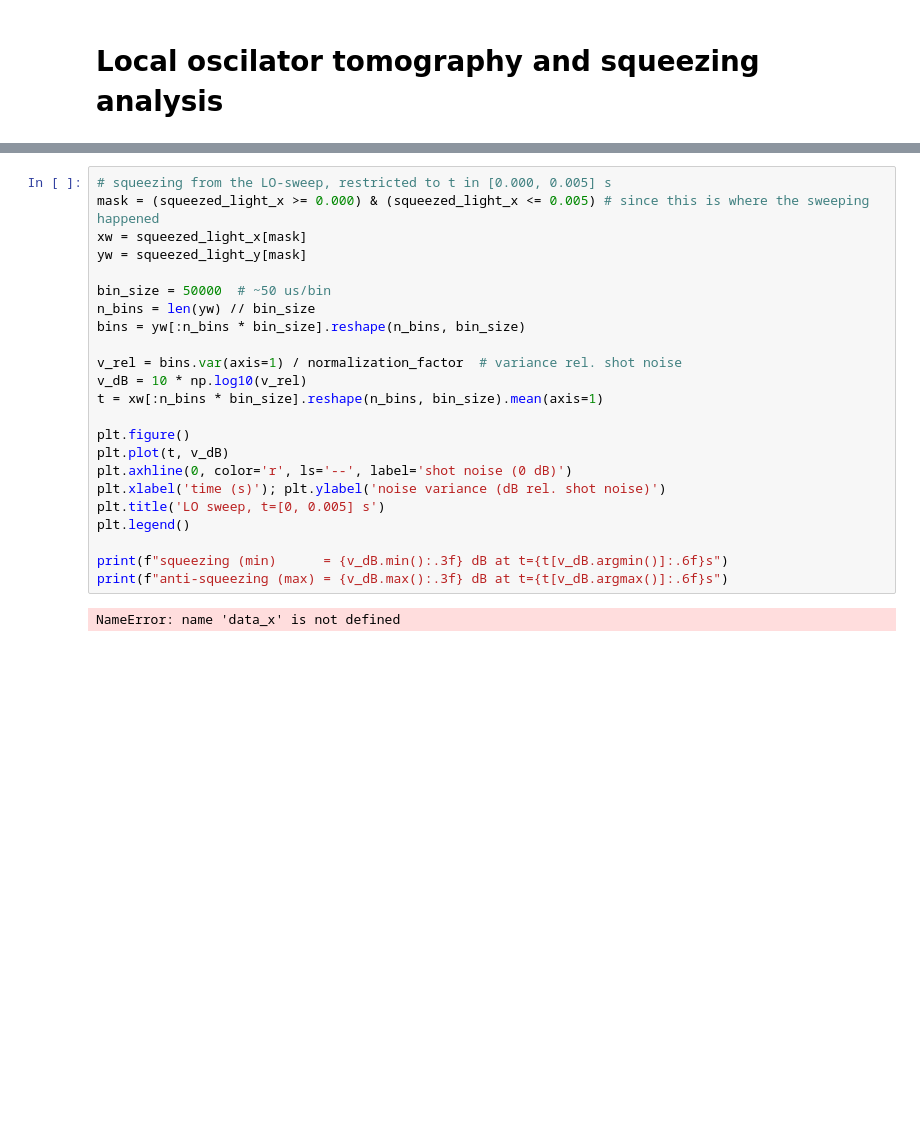
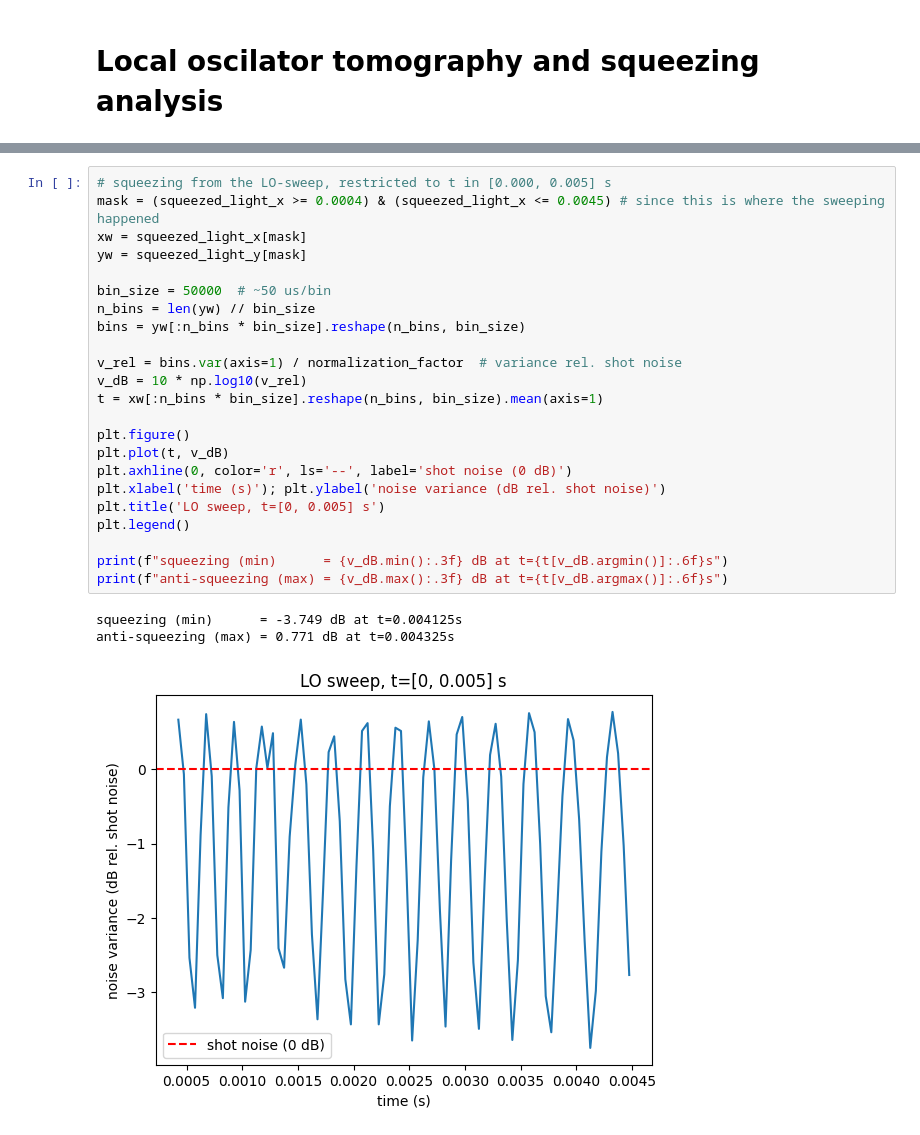
Before and after one commit to cezaris13/Experimental-Techniques-in-Quantum-Technology, a Jupyter notebook: data_analysis.ipynb, the cells around one changed output, grey strips where cells are left out. Saved outputs shown, nothing was run; the diff lists cells and outputs as text; blank space fills up the shorter version.

```diff
--- a/data_analysis.ipynb
+++ b/data_analysis.ipynb
@@ -85,25 +85,27 @@ plt.plot(squeezed_light_x, squeezed_light_y)
 # %%
 # squeezing from the LO-sweep, restricted to t in [0.000, 0.005] s
-mask = (squeezed_light_x >= 0.000) & (squeezed_light_x <= 0.005) # since this is where the sweeping happened
+mask = (squeezed_light_x >= 0.0004) & (squeezed_light_x <= 0.0045) # since this is where the sweeping happened
 xw = squeezed_light_x[mask]
 yw = squeezed_light_y[mask]
 
 bin_size = 50000  # ~50 us/bin
 n_bins = len(yw) // bin_size
 bins = yw[:n_bins * bin_size].reshape(n_bins, bin_size)
 
 v_rel = bins.var(axis=1) / normalization_factor  # variance rel. shot noise
 v_dB = 10 * np.log10(v_rel)
 t = xw[:n_bins * bin_size].reshape(n_bins, bin_size).mean(axis=1)
 
 plt.figure()
 plt.plot(t, v_dB)
 plt.axhline(0, color='r', ls='--', label='shot noise (0 dB)')
 plt.xlabel('time (s)'); plt.ylabel('noise variance (dB rel. shot noise)')
 plt.title('LO sweep, t=[0, 0.005] s')
 plt.legend()
 
 print(f"squeezing (min)      = {v_dB.min():.3f} dB at t={t[v_dB.argmin()]:.6f}s")
 print(f"anti-squeezing (max) = {v_dB.max():.3f} dB at t={t[v_dB.argmax()]:.6f}s")
 # %% [output]
-NameError: name 'data_x' is not defined
+squeezing (min)      = -3.749 dB at t=0.004125s
+anti-squeezing (max) = 0.771 dB at t=0.004325s
+[figure, added]
```
Also changed, not shown: parts of 3 cells of this notebook, 6 other files.
